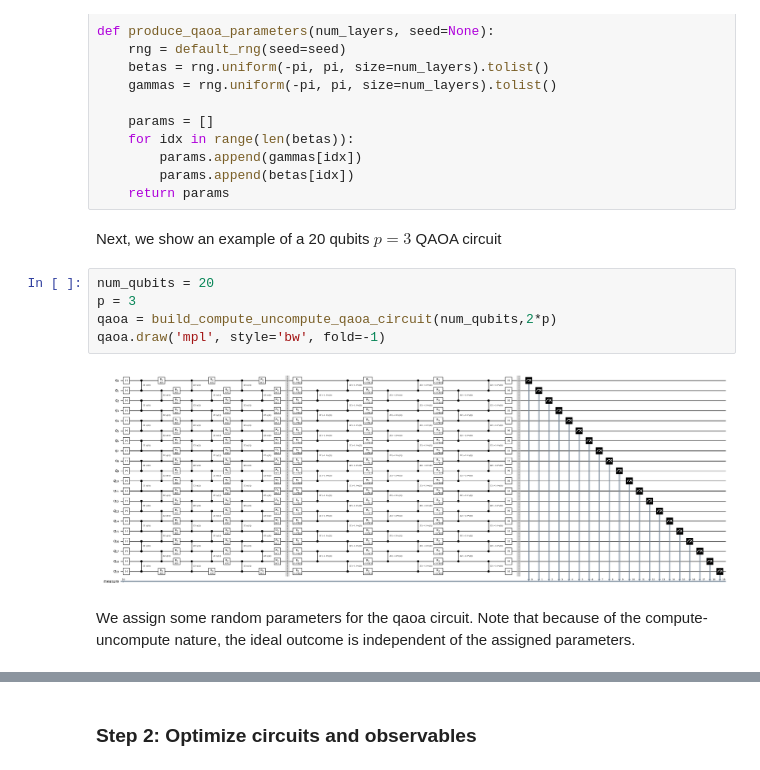
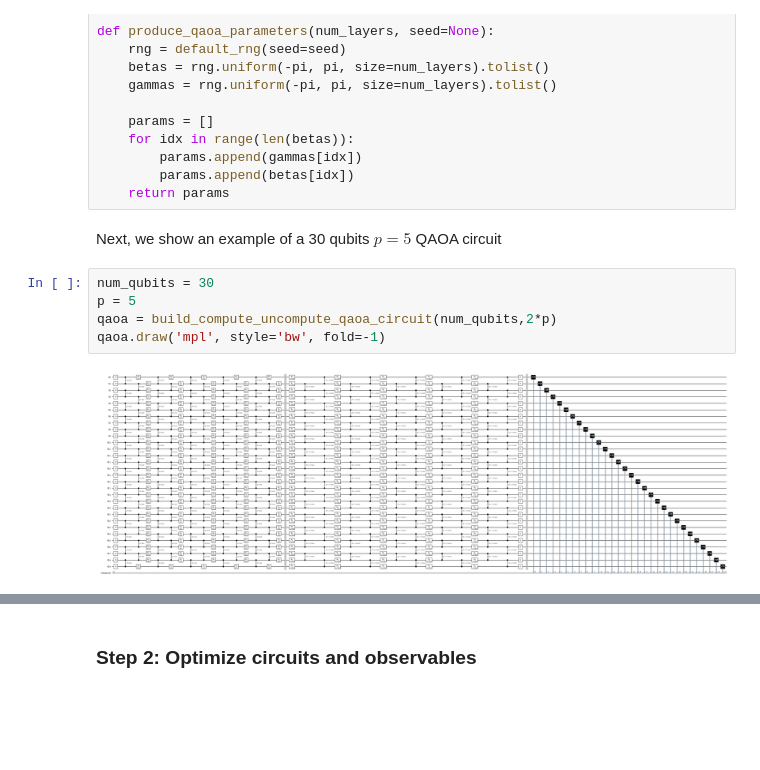
Before and after one commit to IBM-Quantum-Technical-Enablement/quantum-enablement, a Jupyter notebook: docs/notebooks/partial_folding.ipynb, the cells around one changed output, grey strips where cells are left out. Cells and saved outputs as stored; diff of their text form; blank space fills up the shorter version.

```diff
--- a/docs/notebooks/partial_folding.ipynb
+++ b/docs/notebooks/partial_folding.ipynb
@@ -54,13 +54,11 @@ def produce_qaoa_parameters(num_layers, seed=None):
         params.append(betas[idx])
     return params
 # %% [markdown]
-Next, we show an example of a 20 qubits $p=3$ QAOA circuit
+Next, we show an example of a 30 qubits $p=5$ QAOA circuit
 # %%
-num_qubits = 20
-p = 3
+num_qubits = 30
+p = 5
 qaoa = build_compute_uncompute_qaoa_circuit(num_qubits,2*p)
 qaoa.draw('mpl', style='bw', fold=-1)
 # %% [output]
-[figure, old version]
+[figure, new version]
-# %% [markdown]
-We assign some random parameters for the qaoa circuit. Note that because of the compute-uncompute nature, the ideal outcome is independent of the assigned parameters.
```
Also changed, not shown: parts of 28 cells of this notebook.
